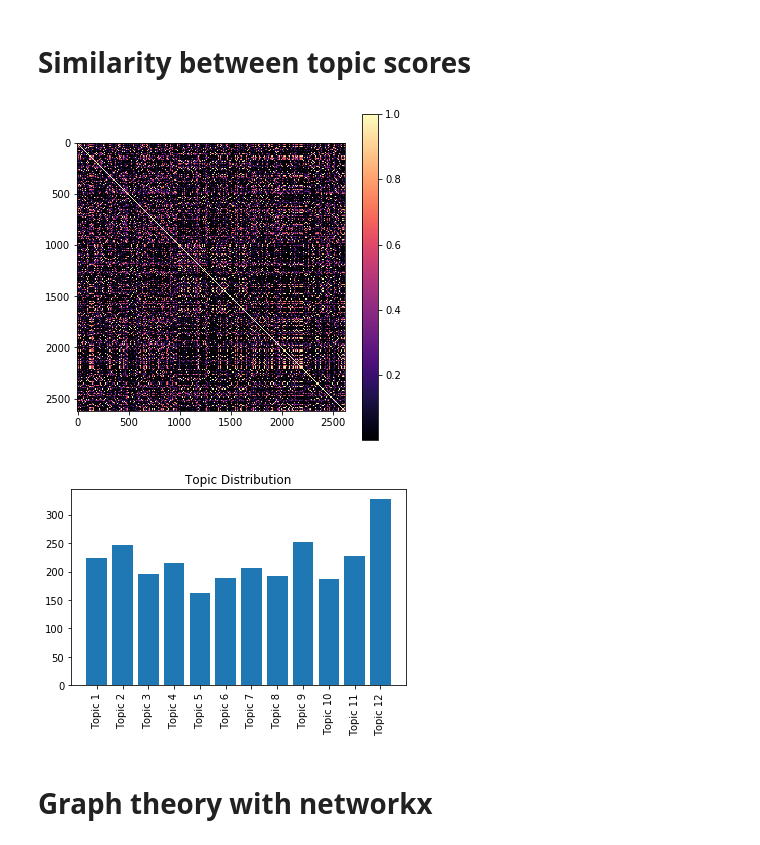
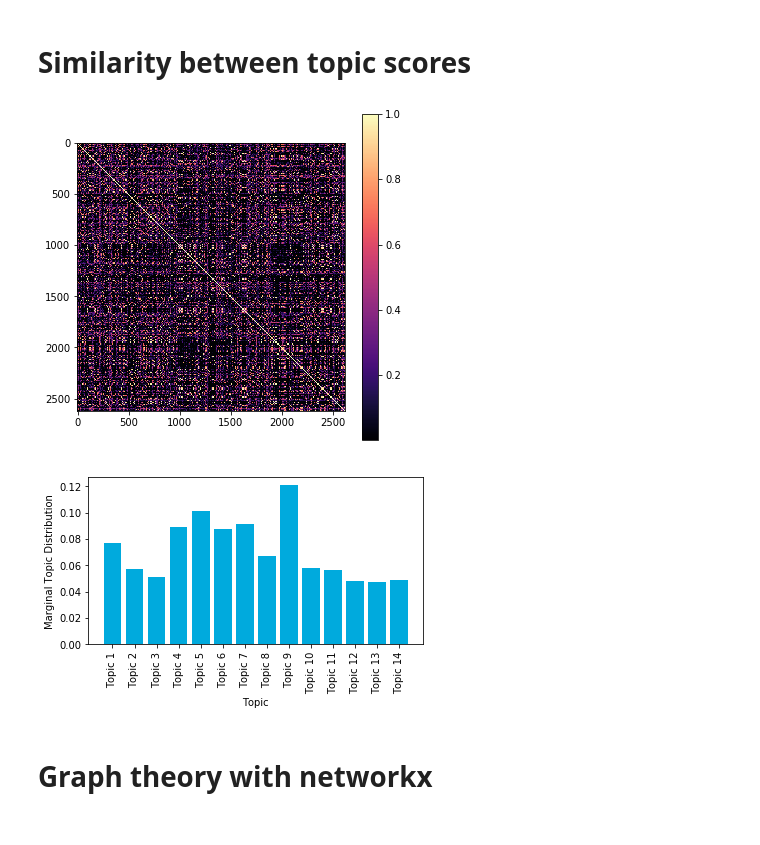
Before and after one commit to amandakeasson/edu-cater, a Jupyter notebook: notebooks/edu-cater.ipynb, the cells around one changed output. Cells and saved outputs as stored; diff of their text form; code cells hidden in the pictures.

```diff
--- a/notebooks/edu-cater.ipynb
+++ b/notebooks/edu-cater.ipynb
@@ -282,0 +304,10 @@ Words: 0.025*"market" + 0.023*"strategi" + 0.014*"product" + 0.011*"organ" + 0.0
+# %%
+ntopics_list = [10, 11, 12, 13, 14, 15]
+scores = []
+for ntopics in ntopics_list:
+    print(ntopics)
+    lda_model = LDAwithCustomScore(random_state=0, n_components=ntopics)
+    lda_model.fit_transform(X)
+    scores.append(lda_model.score(X))
+
+print(scores)
@@ -305,15 +353,0 @@ Use Jaccard distance to determine how unique the topics are.
-# %%
-jdists = np.zeros((ntopics,ntopics))
-for i in range(ntopics):
-    topic_terms = lda_model.get_topic_terms(i, topn=30)
-    top_terms1 = []
-    for x in range(len(topic_terms)):
-        top_terms1.append(dictionary[topic_terms[x][0]])
-    for j in range(ntopics):
-        topic_terms = lda_model.get_topic_terms(j, topn=30)
-        top_terms2 = []
-        for x in range(len(topic_terms)):
-            top_terms2.append(dictionary[topic_terms[x][0]])
-
-        jdist = jaccard(top_terms1, top_terms2)
-        jdists[i,j] = jdist
@@ -339,49 +423,40 @@ Median Jaccard distance: 0.9655172413793104
 # %%
 # similarity b/w topic scores
 
-def doctopics(ind):
-    unseen_document = course_info_all[ind]
-    bow_vector = dictionary.doc2bow(preprocess(unseen_document))
-    topic_tuples = lda_model.get_document_topics(bow_vector, 0, 0, True)[0]
-    topic_scores = np.zeros((1, len(topic_tuples)))
-    for i, score in enumerate(topic_tuples):
-        topic_scores[0,i] = score[1]
-    return topic_scores
+scoremat = lda_model.transform(X)
+savemat('../edu-app/scoremat.mat',{'scoremat': scoremat})
 
-scoremat = np.zeros((len(course_info_all),ntopics))
-
-for i in range(len(course_info_all)):
-    scoremat[i,:] = doctopics(i)
-
-savemat('edu-app/scoremat.mat',{'scoremat': scoremat})
-
-thresh = .7
 scorecorrs = cos_sim(scoremat)
-#scorecorrs[scorecorrs<=thresh] = 0
-#scorecorrs[scorecorrs>thresh] = 1
 
 fig = plt.figure(figsize=(6,6))
 plt.imshow(scorecorrs, cmap='magma')
 plt.colorbar()
 plt.show()
 # %% [output]
-[figure, old version]
+[figure, new version]
 # %%
 # distribution of best-matching topics
 
-bestmatch = np.argmax(scoremat,axis=1)
-freqs = np.histogram(bestmatch, ntopics)[0]
-plt.bar(np.arange(ntopics)+1, freqs)
+# this is how freqs are calculated in pyLDAvis code
+doc_lengths = X.sum(axis=1).getA1()
+doc_topic_dists = lda_model.transform(X)
+topic_freq = np.dot(doc_topic_dists.T, doc_lengths) # (doc_topic_dists.T * doc_lengths).T.sum()
+topic_proportion = (topic_freq / topic_freq.sum())
+
+fig = plt.figure(figsize=(6,4))
+plt.bar(np.arange(ntopics)+1, topic_proportion, color="#00aadd")
 my_x_labels = []
 for x in range(ntopics):
     my_x_labels.append('Topic ' + str(x+1))
 plt.xticks(np.arange(ntopics)+1,my_x_labels, rotation=90)
-plt.gcf().subplots_adjust(bottom=0.20)
-plt.title('Topic Distribution')
-plt.savefig('topicdist.png')
+#plt.title('Topic Distribution')
+plt.xlabel('Topic')
+plt.ylabel('Marginal Topic Distribution')
+plt.gcf().subplots_adjust(bottom=.3)
+plt.savefig('figures/topicdist.png')
 plt.show()
 # %% [output]
-[figure, old version]
+[figure, new version]
 # %% [markdown]
 # Graph theory with networkx
 # %%
```
Also changed, not shown: parts of 44 cells of this notebook.
